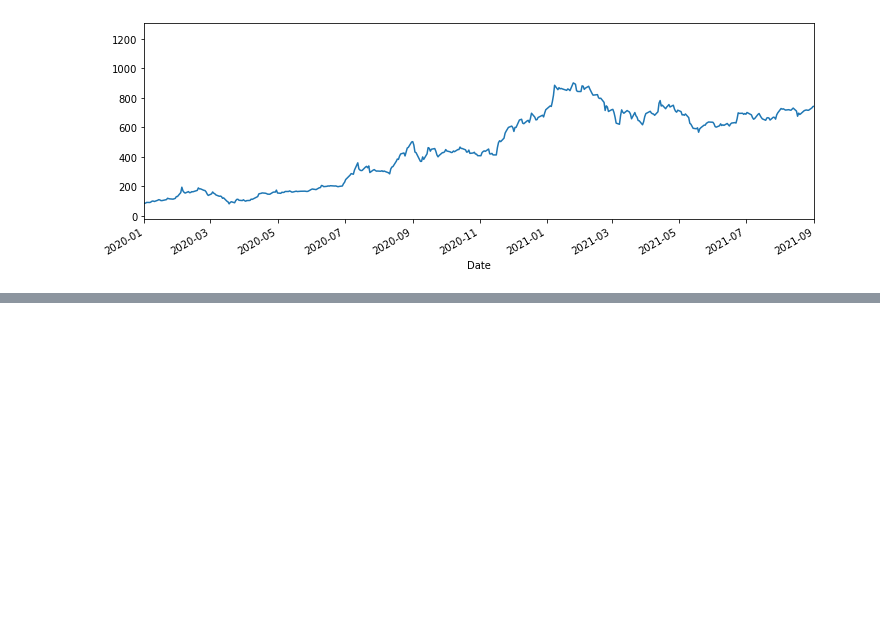
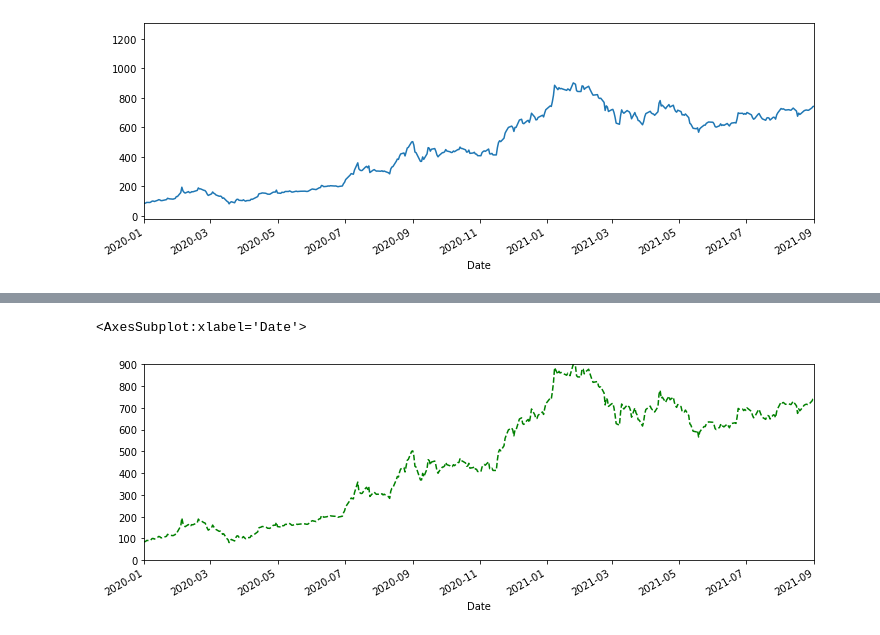
Before and after one commit to veerandra7/time_series_full_with_implementation, a Jupyter notebook: 01_time_series_eda.ipynb, the cells around one changed output, grey strips where cells are left out. Cells and saved outputs as stored; diff of their text form; code cells hidden in the pictures; blank space fills up the shorter version.

```diff
--- a/01_time_series_eda.ipynb
+++ b/01_time_series_eda.ipynb
@@ -58,0 +71,7 @@ df_tesla['High'].plot(xlim=['2020-01-01','2021-09-01'],figsize=(12,4))
+# %%
+## line style
+
+df_tesla['High'].plot(xlim=['2020-01-01','2021-09-01'],ylim=[0,900],figsize=(12,4),c='green',ls='--')
+# %% [output]
+<AxesSubplot:xlabel='Date'>
+[figure, added]
```
Also changed, not shown: parts of 9 cells of this notebook.
